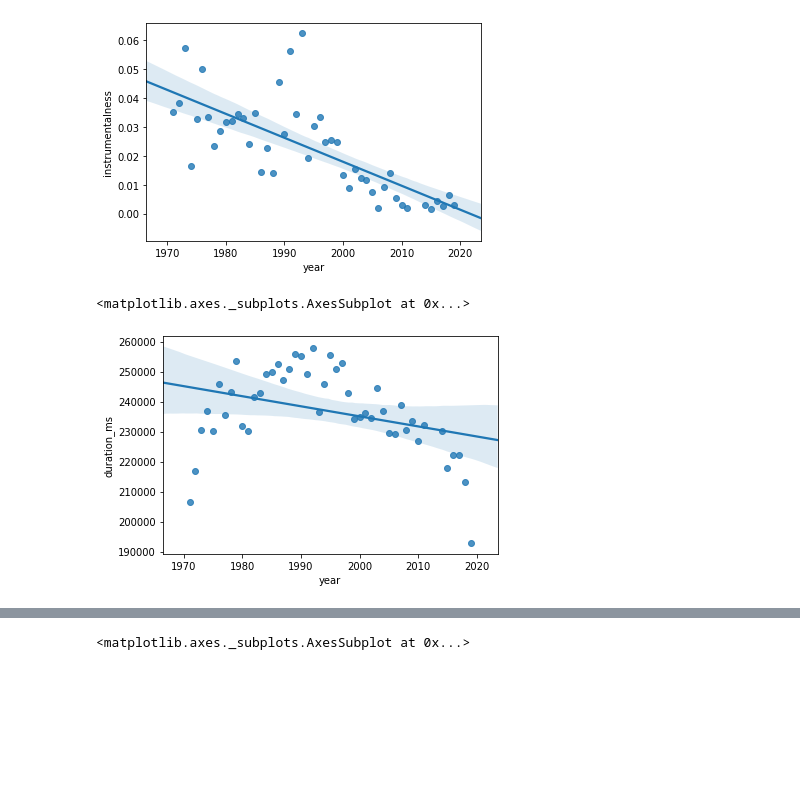
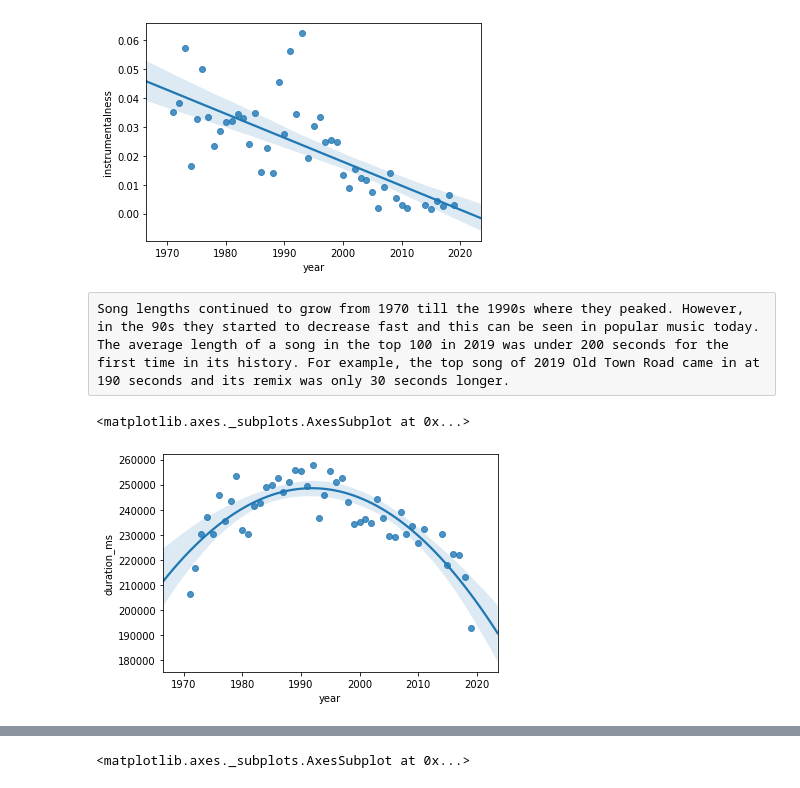
Before and after one commit to noahgriff99/320-Final-Project, a Jupyter notebook: BillboardNSpotify.ipynb, the cells around one changed output, grey strips where cells are left out. Saved outputs shown, nothing was run; the diff lists cells and outputs as text; code cells hidden in the pictures; blank space fills up the shorter version.

```diff
--- a/BillboardNSpotify.ipynb
+++ b/BillboardNSpotify.ipynb
@@ -395,9 +395,11 @@ sns.regplot(x=grouped['year'], y= grouped['instrumentalness'])
 # %% [output]
 <matplotlib.axes._subplots.AxesSubplot at 0x...>
 [figure]
+# %% [raw]
+Song lengths continued to grow from 1970 till the 1990s where they peaked. However, in the 90s they started to decrease fast and this can be seen in popular music today. The average length of a song in the top 100 in 2019 was under 200 seconds for the first time in its history. For example, the top song of 2019 Old Town Road came in at 190 seconds and its remix was only 30 seconds longer.
 # %%
 # The average length of a top 100 song has decreased by about 30 seconds from about 4 minutes to about 3 and a half minutes
-sns.regplot(x=grouped['year'], y = grouped['duration_ms'])
+sns.regplot(x=grouped['year'], y = grouped['duration_ms'],order=2)
 # %% [output]
 <matplotlib.axes._subplots.AxesSubplot at 0x...>
-[figure, old version]
+[figure, new version]
```
Also changed, not shown: parts of 5 cells of this notebook, 1 other file.
